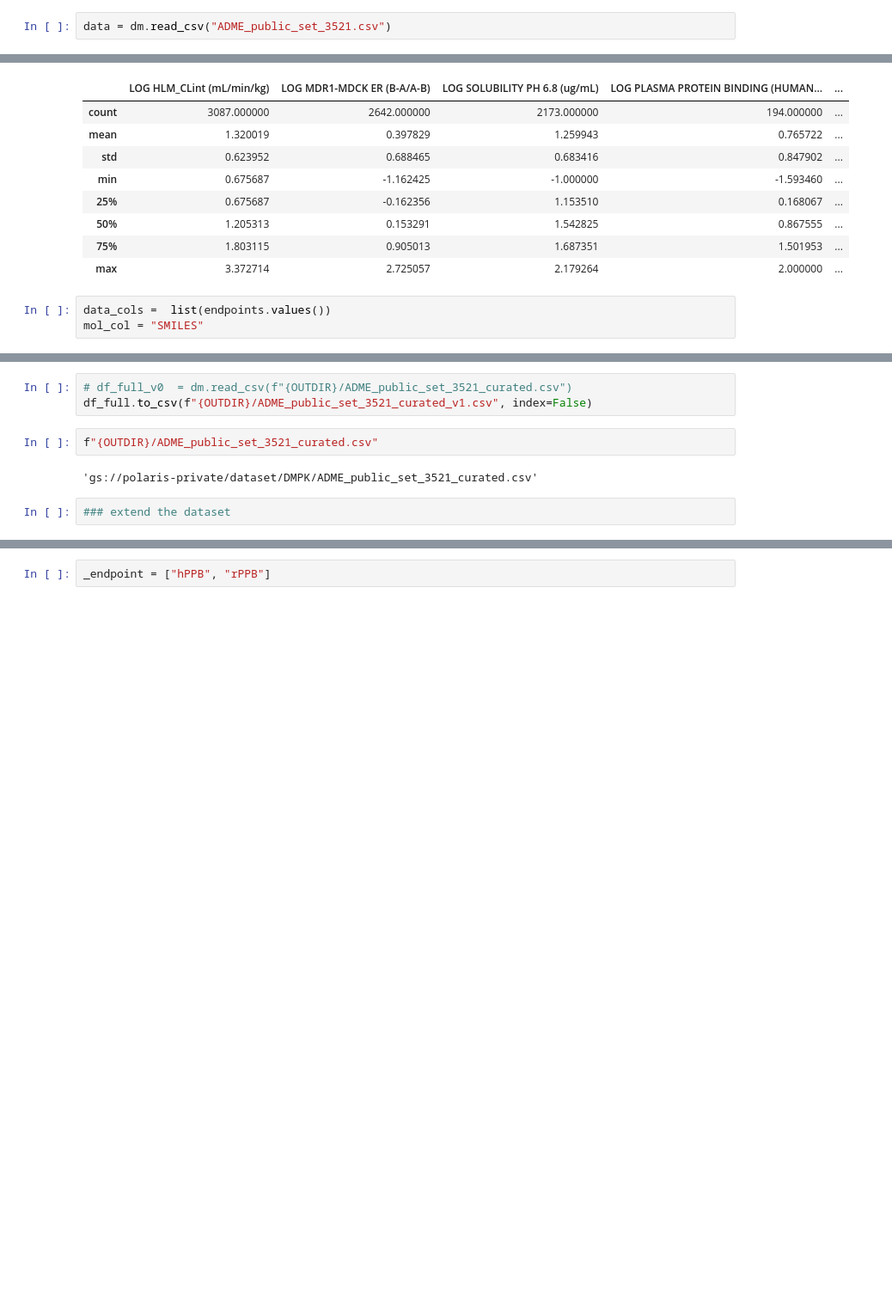
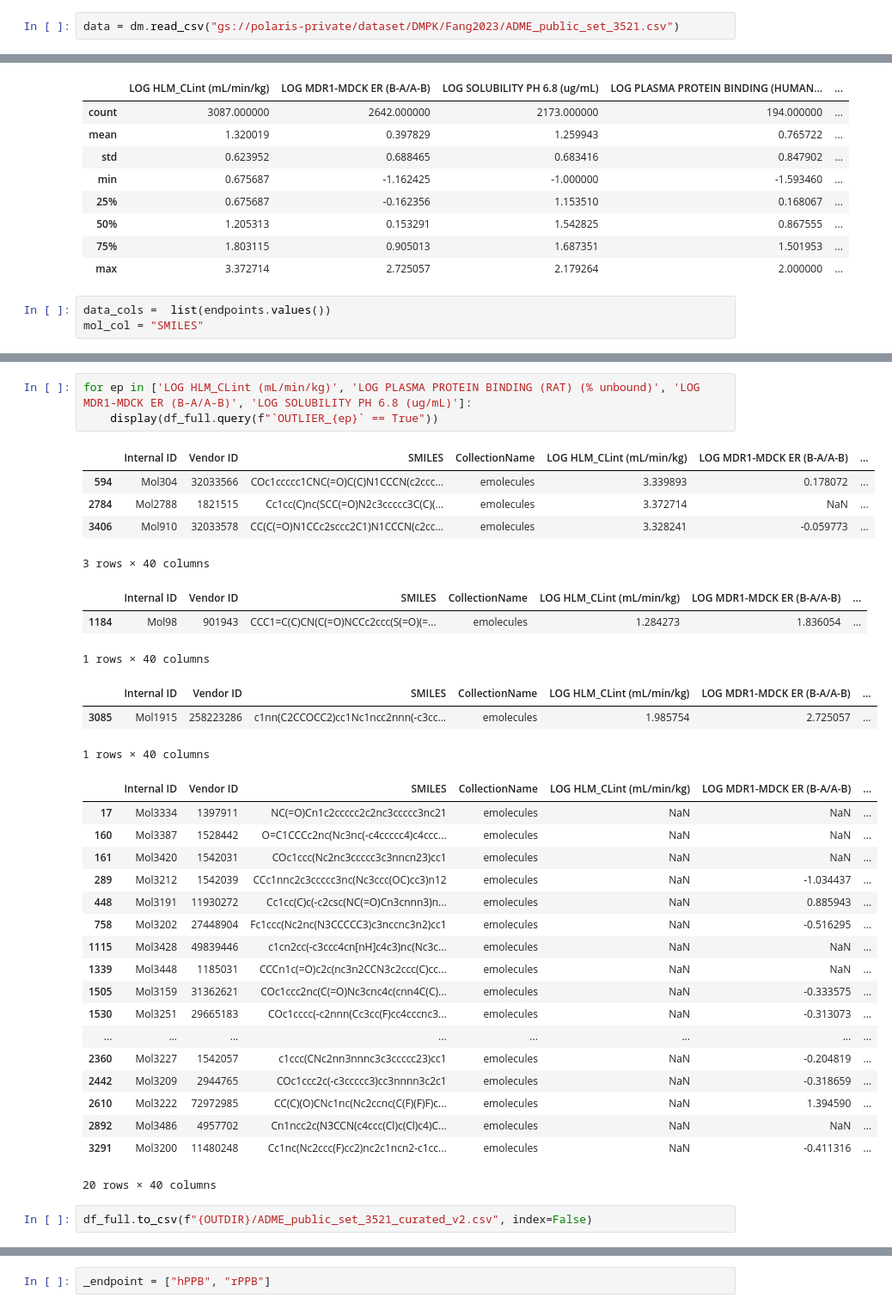
Before and after one commit to polaris-hub/polaris, a Jupyter notebook: notebooks/01_data_curation.ipynb, the cells around one changed output, grey strips where cells are left out. Shown at 86% size. Drawn from its saved outputs; the diff is of its cells as text; blank space fills up the shorter version.

```diff
--- a/notebooks/01_data_curation.ipynb
+++ b/notebooks/01_data_curation.ipynb
@@ -46,7 +43,7 @@ class_thresholds = {
 
 It's important to detect and analyze the activity cliff between the stereoisomers.
 # %%
-data = dm.read_csv("ADME_public_set_3521.csv")
+data = dm.read_csv("gs://polaris-private/dataset/DMPK/Fang2023/ADME_public_set_3521.csv")
 # %%
 data.describe()
 # %% [output]
@@ -71,9 +88,35 @@ df_full = curator_with_stereo.run()
+# %%
+for ep in ['LOG HLM_CLint (mL/min/kg)', 'LOG PLASMA PROTEIN BINDING (RAT) (% unbound)', 'LOG MDR1-MDCK ER (B-A/A-B)', 'LOG SOLUBILITY PH 6.8 (ug/mL)']:
+    display(df_full.query(f"`OUTLIER_{ep}` == True"))
+# %% [output]
+|  | Internal ID | Vendor ID | SMILES | CollectionName | LOG HLM_CLint (mL/min/kg) | LOG MDR1-MDCK ER (B-A/A-B) | ... |
+| 594 | Mol304 | 32033566 | COc1ccccc1CNC(=O)C(C)N1CCCN(c2ccc... | emolecules | 3.339893 | 0.178072 | ... |
+| 2784 | Mol2788 | 1821515 | Cc1cc(C)nc(SCC(=O)N2c3ccccc3C(C)(... | emolecules | 3.372714 | NaN | ... |
+| 3406 | Mol910 | 32033578 | CC(C(=O)N1CCc2sccc2C1)N1CCCN(c2cc... | emolecules | 3.328241 | -0.059773 | ... |
+3 rows × 40 columns
+|  | Internal ID | Vendor ID | SMILES | CollectionName | LOG HLM_CLint (mL/min/kg) | LOG MDR1-MDCK ER (B-A/A-B) | ... |
+| 1184 | Mol98 | 901943 | CCC1=C(C)CN(C(=O)NCCc2ccc(S(=O)(=... | emolecules | 1.284273 | 1.836054 | ... |
+1 rows × 40 columns
+|  | Internal ID | Vendor ID | SMILES | CollectionName | LOG HLM_CLint (mL/min/kg) | LOG MDR1-MDCK ER (B-A/A-B) | ... |
+| 3085 | Mol1915 | 258223286 | c1nn(C2CCOCC2)cc1Nc1ncc2nnn(-c3cc... | emolecules | 1.985754 | 2.725057 | ... |
+1 rows × 40 columns
+|  | Internal ID | Vendor ID | SMILES | CollectionName | LOG HLM_CLint (mL/min/kg) | LOG MDR1-MDCK ER (B-A/A-B) | ... |
+| 17 | Mol3334 | 1397911 | NC(=O)Cn1c2ccccc2c2nc3ccccc3nc21 | emolecules | NaN | NaN | ... |
+| 160 | Mol3387 | 1528442 | O=C1CCCc2nc(Nc3nc(-c4ccccc4)c4ccc... | emolecules | NaN | NaN | ... |
+| 161 | Mol3420 | 1542031 | COc1ccc(Nc2nc3ccccc3c3nncn23)cc1 | emolecules | NaN | NaN | ... |
+| 289 | Mol3212 | 1542039 | CCc1nnc2c3ccccc3nc(Nc3ccc(OC)cc3)n12 | emolecules | NaN | -1.034437 | ... |
+| 448 | Mol3191 | 11930272 | Cc1cc(C)c(-c2csc(NC(=O)Cn3cnnn3)n... | emolecules | NaN | 0.885943 | ... |
+| 758 | Mol3202 | 27448904 | Fc1ccc(Nc2nc(N3CCCCC3)c3nccnc3n2)cc1 | emolecules | NaN | -0.516295 | ... |
+| 1115 | Mol3428 | 49839446 | c1cn2cc(-c3ccc4cn[nH]c4c3)nc(Nc3c... | emolecules | NaN | NaN | ... |
+| 1339 | Mol3448 | 1185031 | CCCn1c(=O)c2c(nc3n2CCN3c2ccc(C)cc... | emolecules | NaN | NaN | ... |
+| 1505 | Mol3159 | 31362621 | COc1ccc2nc(C(=O)Nc3cnc4c(cnn4C(C)... | emolecules | NaN | -0.333575 | ... |
+| 1530 | Mol3251 | 29665183 | COc1cccc(-c2nnn(Cc3cc(F)cc4cccnc3... | emolecules | NaN | -0.313073 | ... |
+| ... | ... | ... | ... | ... | ... | ... | ... |
+| 2360 | Mol3227 | 1542057 | c1ccc(CNc2nn3nnnc3c3ccccc23)cc1 | emolecules | NaN | -0.204819 | ... |
+| 2442 | Mol3209 | 2944765 | COc1ccc2c(-c3ccccc3)cc3nnnn3c2c1 | emolecules | NaN | -0.318659 | ... |
+| 2610 | Mol3222 | 72972985 | CC(C)(O)CNc1nc(Nc2ccnc(C(F)(F)F)c... | emolecules | NaN | 1.394590 | ... |
+| 2892 | Mol3486 | 4957702 | Cn1ncc2c(N3CCN(c4ccc(Cl)c(Cl)c4)C... | emolecules | NaN | NaN | ... |
+| 3291 | Mol3200 | 11480248 | Cc1nc(Nc2ccc(F)cc2)nc2c1ncn2-c1cc... | emolecules | NaN | -0.411316 | ... |
+20 rows × 40 columns
 # %%
-# df_full_v0  = dm.read_csv(f"{OUTDIR}/ADME_public_set_3521_curated.csv")
-df_full.to_csv(f"{OUTDIR}/ADME_public_set_3521_curated_v1.csv", index=False)
+df_full.to_csv(f"{OUTDIR}/ADME_public_set_3521_curated_v2.csv", index=False)
-# %%
-f"{OUTDIR}/ADME_public_set_3521_curated.csv"
-# %% [output]
-'gs://polaris-private/dataset/DMPK/ADME_public_set_3521_curated.csv'
-# %%
-### extend the dataset
```
Also changed, not shown: parts of 9 cells of this notebook, 4 other files.
